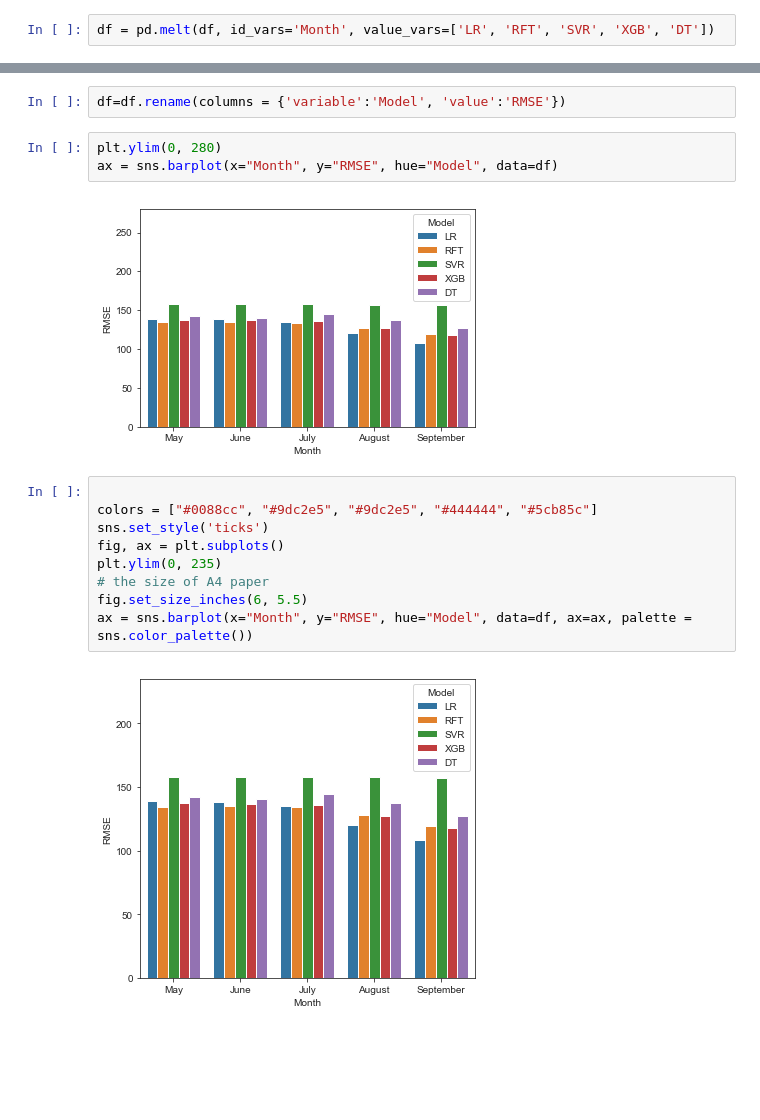
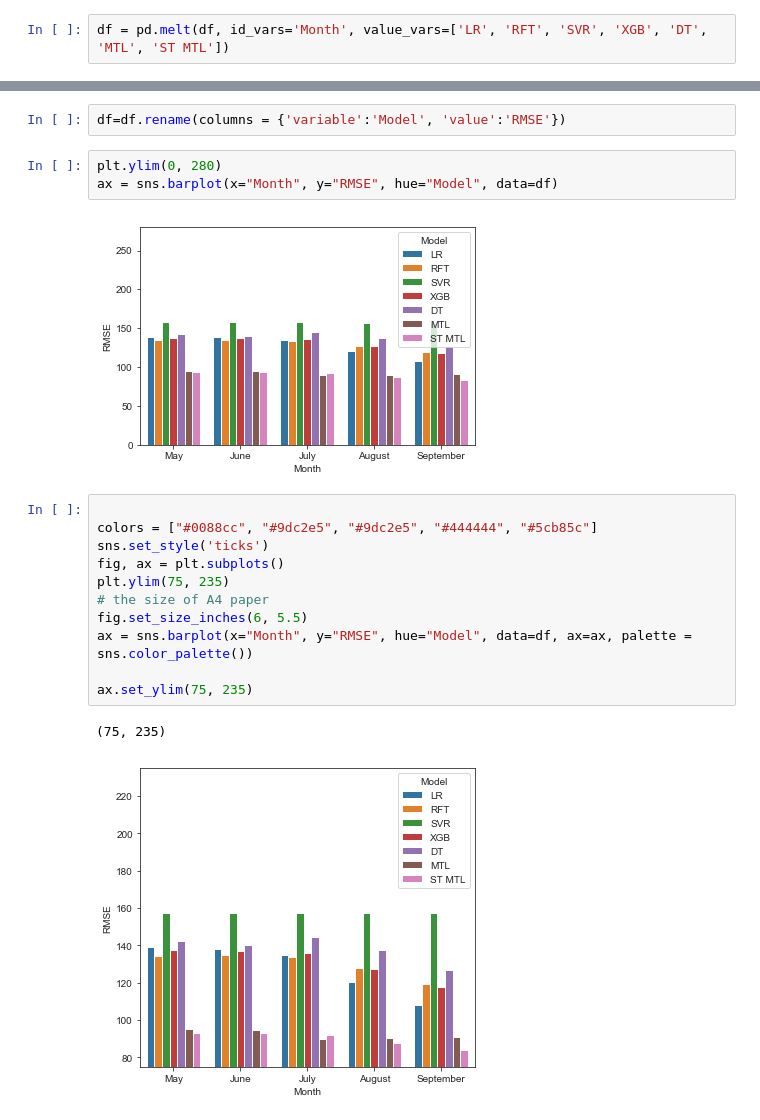
Before and after one commit to data-discovery-lab/cotton-prediction, a Jupyter notebook: Untitled.ipynb, the cells around one changed output, grey strips where cells are left out. Drawn from its saved outputs; the diff is of its cells as text; blank space fills up the shorter version.

```diff
--- a/Untitled.ipynb
+++ b/Untitled.ipynb
@@ -21,5 +21,5 @@ df.head()
 # %%
-df = pd.melt(df, id_vars='Month', value_vars=['LR', 'RFT', 'SVR', 'XGB', 'DT'])
+df = pd.melt(df, id_vars='Month', value_vars=['LR', 'RFT', 'SVR', 'XGB', 'DT', 'MTL', 'ST MTL'])
 # %%
 df.head()
 # %% [output]
@@ -35,15 +35,18 @@ df=df.rename(columns = {'variable':'Model', 'value':'RMSE'})
 plt.ylim(0, 280)
 ax = sns.barplot(x="Month", y="RMSE", hue="Model", data=df)
 # %% [output]
-[figure, old version]
+[figure, new version]
 # %%
 
 colors = ["#0088cc", "#9dc2e5", "#9dc2e5", "#444444", "#5cb85c"]
 sns.set_style('ticks')
 fig, ax = plt.subplots()
-plt.ylim(0, 235)
+plt.ylim(75, 235)
 # the size of A4 paper
 fig.set_size_inches(6, 5.5)
 ax = sns.barplot(x="Month", y="RMSE", hue="Model", data=df, ax=ax, palette = sns.color_palette())
+
+ax.set_ylim(75, 235)
 # %% [output]
+(75, 235)
-[figure, old version]
+[figure, new version]
```
Also changed, not shown: parts of 1 cell of this notebook, 8 other files.
